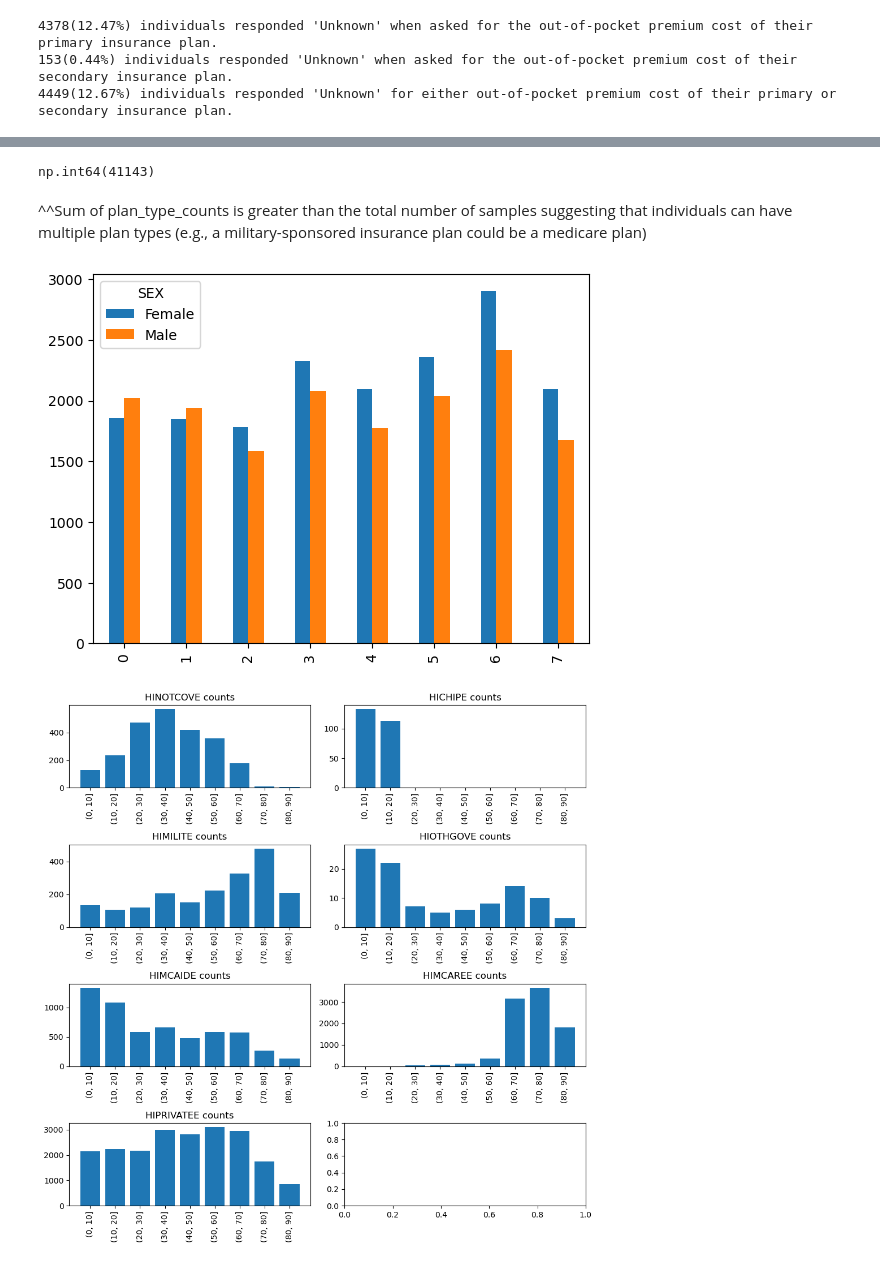
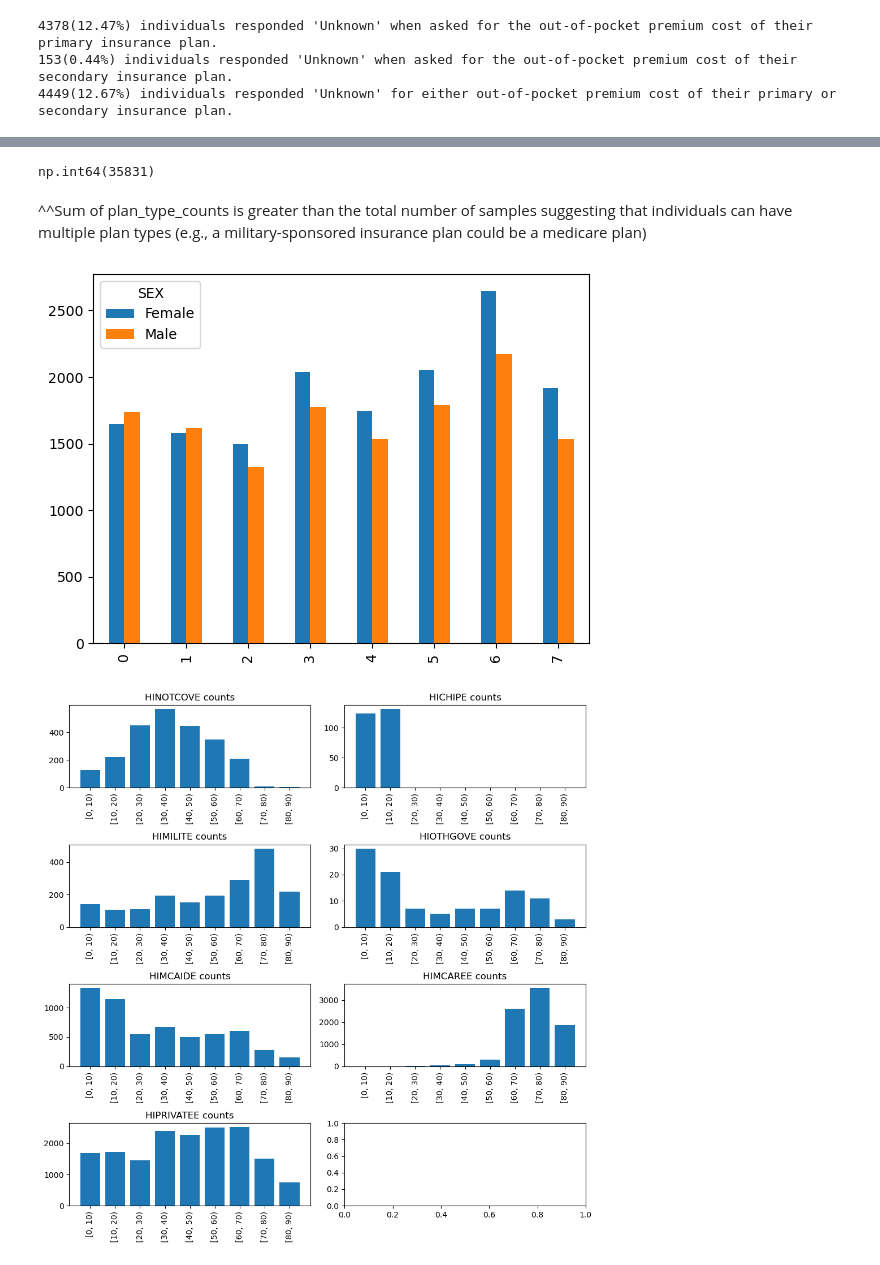
Before and after one commit to evapa1/cs1090afinalproj, a Jupyter notebook: eda-3 (2).ipynb, the cells around one changed output, grey strips where cells are left out. Drawn from its saved outputs; the diff is of its cells as text; code cells hidden in the pictures.

```diff
--- a/eda-3 (2).ipynb
+++ b/eda-3 (2).ipynb
@@ -298,3 +298,9 @@ print(f"{num_na_hipcost}({(100*num_na_hipcost/num_samples):.2f}%) individuals re
 4378(12.47%) individuals responded 'Unknown' when asked for the out-of-pocket premium cost of their primary insurance plan.
 153(0.44%) individuals responded 'Unknown' when asked for the out-of-pocket premium cost of their secondary insurance plan.
 4449(12.67%) individuals responded 'Unknown' for either out-of-pocket premium cost of their primary or secondary insurance plan.
+# %%
+# MISSINGNESS - dropping the rows for which HIP1COST or HIP2COST is unknown (**??is this the approach we're going with??**)
+df.drop(df[(df['HIP1COST'].isna() | df['HIP2COST'].isna())].index,inplace=True)
+# %%
+# combining HIP1COST and HIP2COST into one response variable for the total out-of-pocket cost
+df['HIPCOST'] = df['HIP1COST']+df['HIP2COST']
@@ -321,7 +331,7 @@ ax.set_axisbelow(True)
 # %%
 sum(plan_type_counts)
 # %% [output]
-np.int64(41143)
+np.int64(35831)
 # %% [markdown]
 ^^Sum of plan_type_counts is greater than the total number of samples suggesting that individuals can have multiple plan types (e.g., a military-sponsored insurance plan could be a medicare plan)
 # %%
@@ -329,25 +339,25 @@ df['AGE_BINS'] = pd.cut(df['AGE'],bins=np.arange(0,90,10))
 age_counts = df.groupby('AGE_BINS',observed=False)['SEX'].value_counts().unstack().reset_index()
 age_plot = age_counts.plot(kind='bar')
 # %% [output]
-[figure, old version]
+[figure, new version]
 # %%
 plan_types.remove('HISTATEE')
 # %%
 # insurance plan coverage breakdown by age
 fig,axes = plt.subplots(4,2,figsize=(10,10))
 axes = axes.ravel()
 
-df['AGE_BINS'] = pd.cut(df['AGE'],bins=np.arange(0,100,10))
+df['AGE_BINS'] = pd.cut(df['AGE'],bins=np.arange(0,100,10),right=False)
 
 for plan_name,ax in zip(plan_types,axes):
     age_counts = df.groupby('AGE_BINS',observed=False)[plan_name].value_counts().unstack().reset_index()
     ax.bar(age_counts['AGE_BINS'].astype(str),age_counts[1])
     ax.set_xticklabels(labels=age_counts['AGE_BINS'].astype(str),rotation=90)
     ax.set_title(f'{plan_name} counts')
 
 plt.tight_layout()
 # %% [output]
-[figure, old version]
+[figure, new version]
 # %%
 # insurance plan coverage breakdown by race
 fig,axes = plt.subplots(4,2,figsize=(10,10))
```
Also changed, not shown: parts of 3 cells of this notebook.
